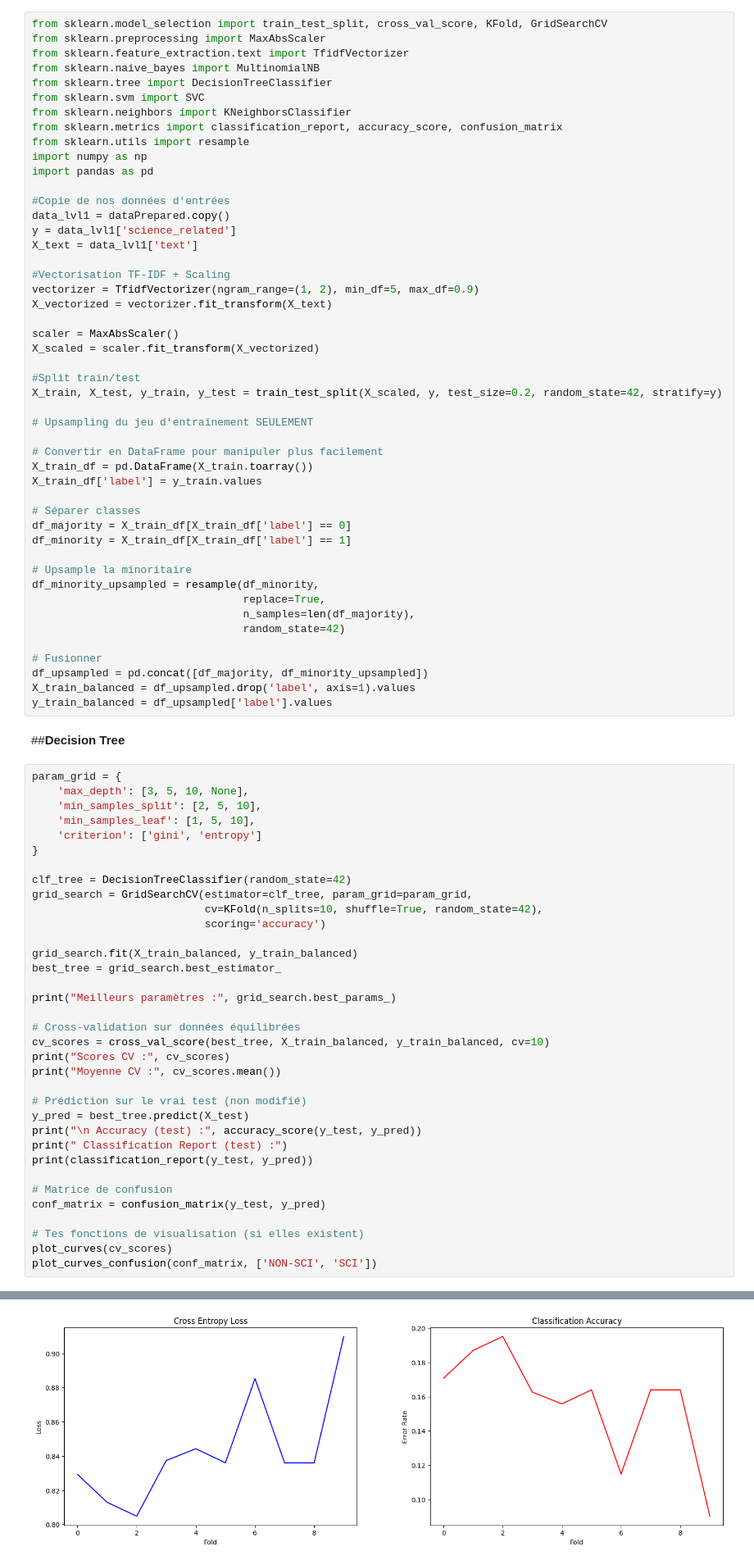
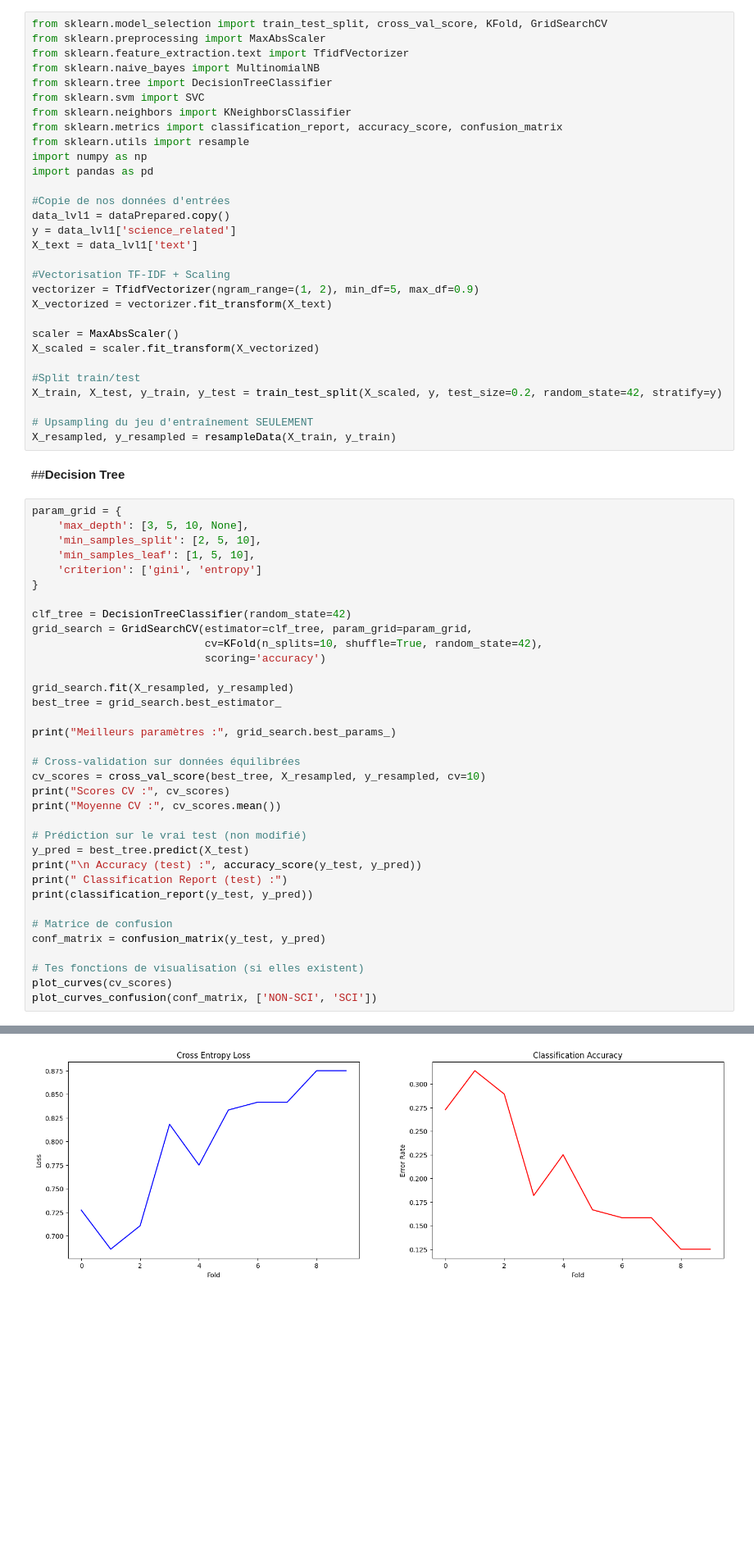
Before and after one commit to Akkuun/M1_IMAGINE_ML_Project, a Jupyter notebook: ML_Project_Group_8.ipynb, the cells around one changed output, grey strips where cells are left out. Shown at 82% size. Cells and saved outputs as stored; diff of their text form; blank space fills up the shorter version.

```diff
--- a/ML_Project_Group_8.ipynb
+++ b/ML_Project_Group_8.ipynb
@@ -1123,25 +1123,7 @@ X_scaled = scaler.fit_transform(X_vectorized)
 X_train, X_test, y_train, y_test = train_test_split(X_scaled, y, test_size=0.2, random_state=42, stratify=y)
 
 # Upsampling du jeu d'entraînement SEULEMENT
-
-# Convertir en DataFrame pour manipuler plus facilement
-X_train_df = pd.DataFrame(X_train.toarray())
-X_train_df['label'] = y_train.values
-
-# Séparer classes
-df_majority = X_train_df[X_train_df['label'] == 0]
-df_minority = X_train_df[X_train_df['label'] == 1]
-
-# Upsample la minoritaire
-df_minority_upsampled = resample(df_minority,
-                                 replace=True,
-                                 n_samples=len(df_majority),
-                                 random_state=42)
-
-# Fusionner
-df_upsampled = pd.concat([df_majority, df_minority_upsampled])
-X_train_balanced = df_upsampled.drop('label', axis=1).values
-y_train_balanced = df_upsampled['label'].values
+X_resampled, y_resampled = resampleData(X_train, y_train)
 # %% [markdown]
 ##**Decision Tree**
 # %%
@@ -1157,13 +1139,13 @@ grid_search = GridSearchCV(estimator=clf_tree, param_grid=param_grid,
                            cv=KFold(n_splits=10, shuffle=True, random_state=42),
                            scoring='accuracy')
 
-grid_search.fit(X_train_balanced, y_train_balanced)
+grid_search.fit(X_resampled, y_resampled)
 best_tree = grid_search.best_estimator_
 
 print("Meilleurs paramètres :", grid_search.best_params_)
 
 # Cross-validation sur données équilibrées
-cv_scores = cross_val_score(best_tree, X_train_balanced, y_train_balanced, cv=10)
+cv_scores = cross_val_score(best_tree, X_resampled, y_resampled, cv=10)
 print("Scores CV :", cv_scores)
 print("Moyenne CV :", cv_scores.mean())
 
@@ -1198 +1180 @@ weighted avg       0.74      0.75      0.75       228
-[figure, old version]
+[figure, new version]
```
Also changed, not shown: parts of 6 cells of this notebook.
